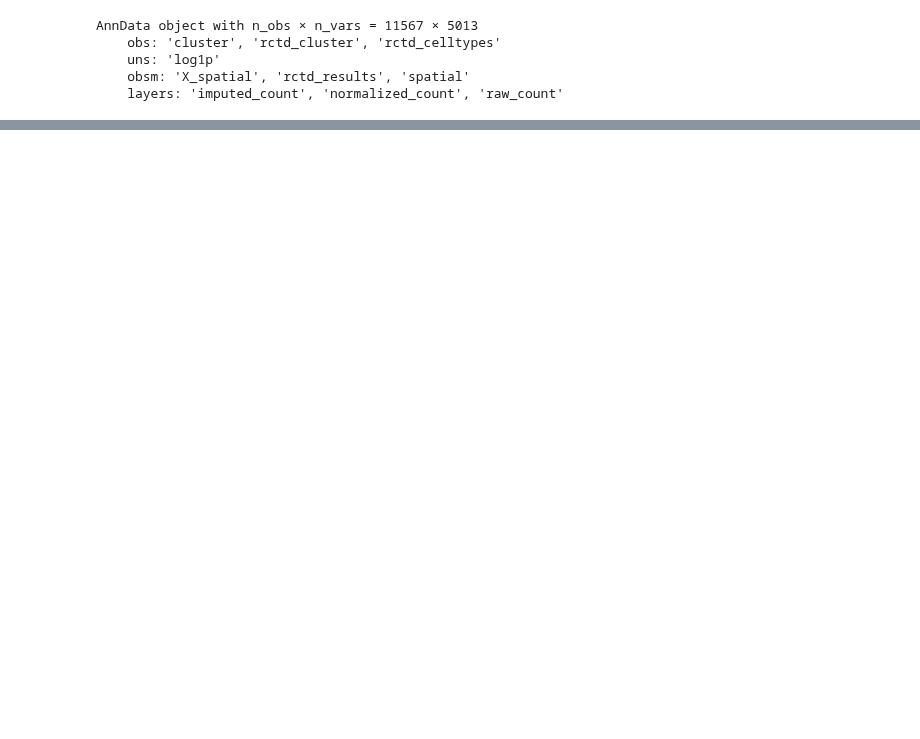
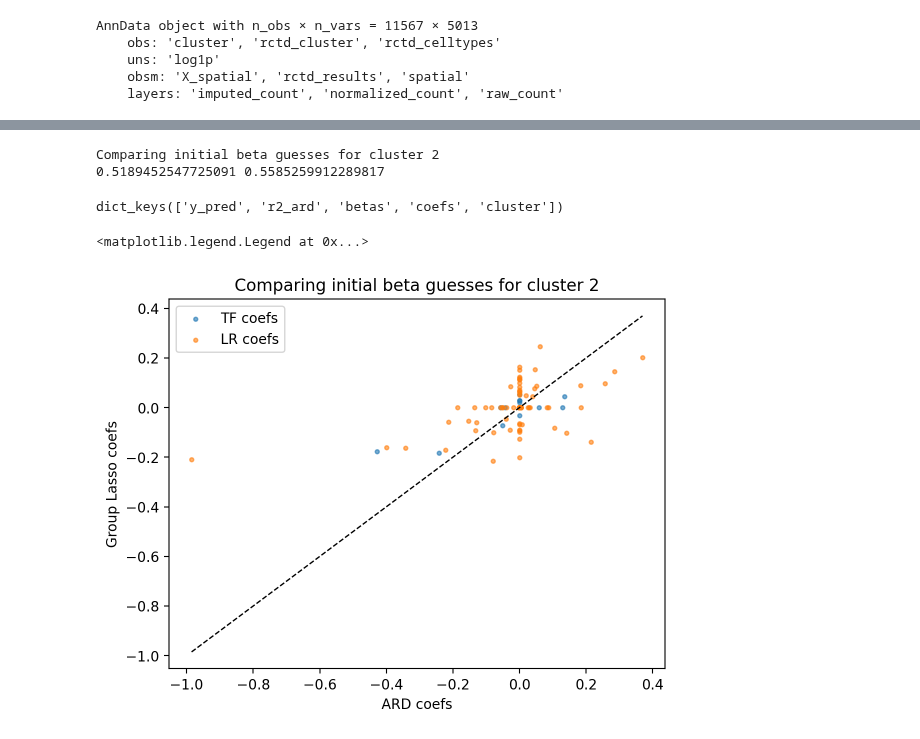
Before and after one commit to jishnu-lab/SpaceTravLR, a Jupyter notebook: notebooks/regularize.ipynb, the cells around one changed output, grey strips where cells are left out. Cells and saved outputs as stored; diff of their text form; code cells hidden in the pictures; blank space fills up the shorter version.

Commit message:
comparing models

```diff
--- a/notebooks/regularize.ipynb
+++ b/notebooks/regularize.ipynb
@@ -75,0 +46,11 @@ plt.hist(betas[-len(estimator.ligands):], bins=20, alpha=0.2)
+# %%
+%%time
+
+glasso_results = estimator.fit(
+    num_epochs=1,
+    threshold_lambda=1e-5,
+    discard=50,
+    learning_rate=1e-3,
+    use_ARD=False,
+    testing=1
+    )
@@ -76,6 +61,13 @@ plt.hist(betas[-len(estimator.ligands):], bins=20, alpha=0.2)
 # %%
 %%time
 
-estimator.fit(num_epochs=1, threshold_lambda=3e3, learning_rate=1e-3)
+ard_results = estimator.fit(
+    num_epochs=1,
+    threshold_lambda=3e3,
+    # discard=50,
+    learning_rate=1e-3,
+    use_ARD=True,
+    testing=2
+    )
 # %% [output]
 [interactive output not drawn]
@@ -328,0 +76,32 @@ Estimated intercept: [0.01872638]
+# %%
+chosen = ard_results['cluster']
+
+print(f'Comparing initial beta guesses for cluster {chosen}')
+print(ard_results['r2_ard'], glasso_results['r2_ard'])
+
+ard_results.keys()
+# %% [output]
+Comparing initial beta guesses for cluster 2
+0.5189452547725091 0.5585259912289817
+dict_keys(['y_pred', 'r2_ard', 'betas', 'coefs', 'cluster'])
+# %%
+x_tf = ard_results['betas'][1:1+len(estimator.regulators)]
+y_tf = glasso_results['betas'][1:1+len(estimator.regulators)]
+
+x_lr = ard_results['betas'][-len(estimator.ligands):]
+y_lr = glasso_results['betas'][-len(estimator.ligands):]
+
+plt.scatter(x_tf, y_tf, s=8, alpha=0.6, label='TF coefs')
+plt.scatter(x_lr, y_lr, s=8, alpha=0.6, label='LR coefs')
+
+min_val = np.min(np.concatenate([x_tf, y_tf, x_lr, y_lr]))
+max_val = np.max(np.concatenate([x_tf, y_tf, x_lr, y_lr]))
+plt.plot([min_val, max_val], [min_val, max_val], 'k--', linewidth=1)
+
+plt.xlabel('ARD coefs')
+plt.ylabel('Group Lasso coefs')
+plt.title(f'Comparing initial beta guesses for cluster {chosen}')
+plt.legend()
+# %% [output]
+<matplotlib.legend.Legend at 0x...>
+[figure, added]
```
Also changed, not shown: parts of 31 cells of this notebook, 1 other file.
